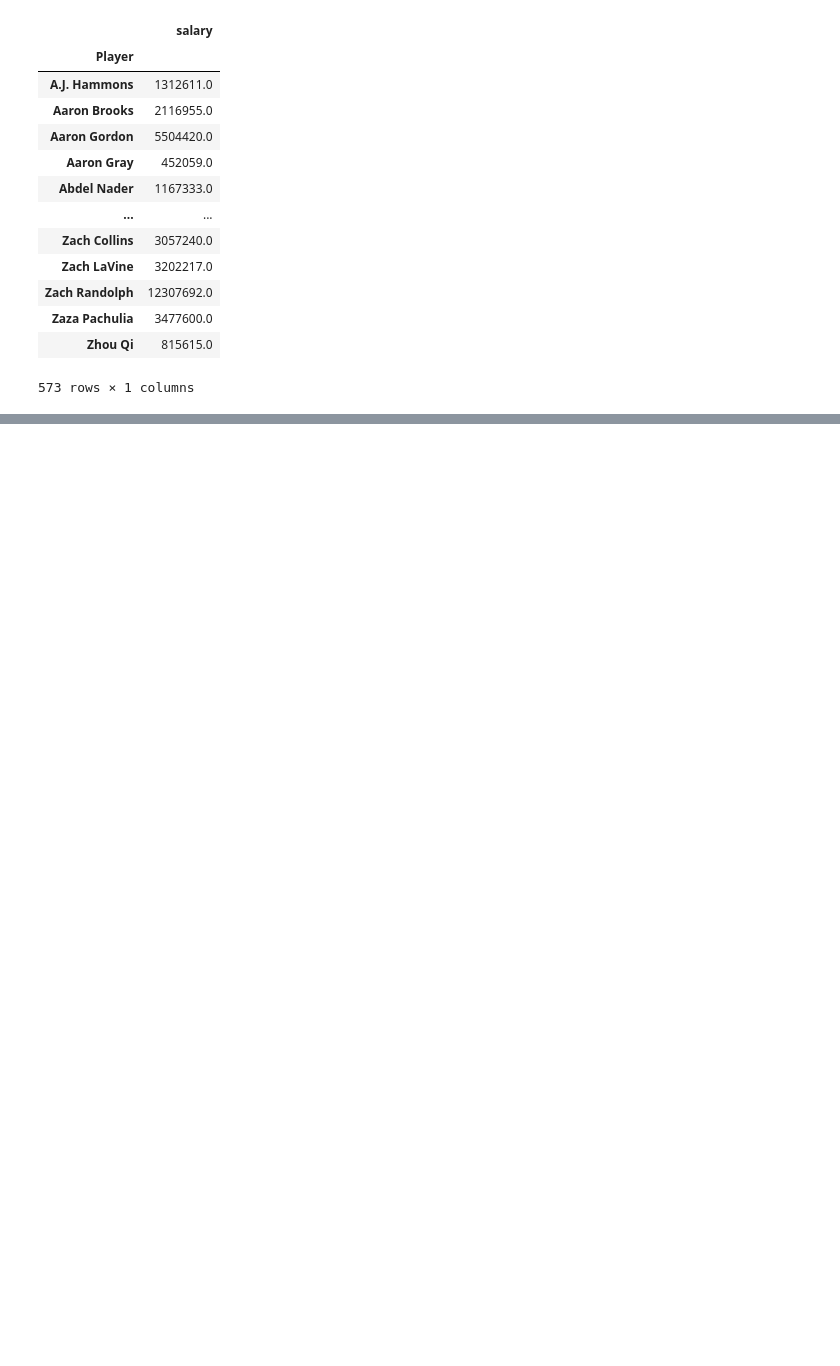
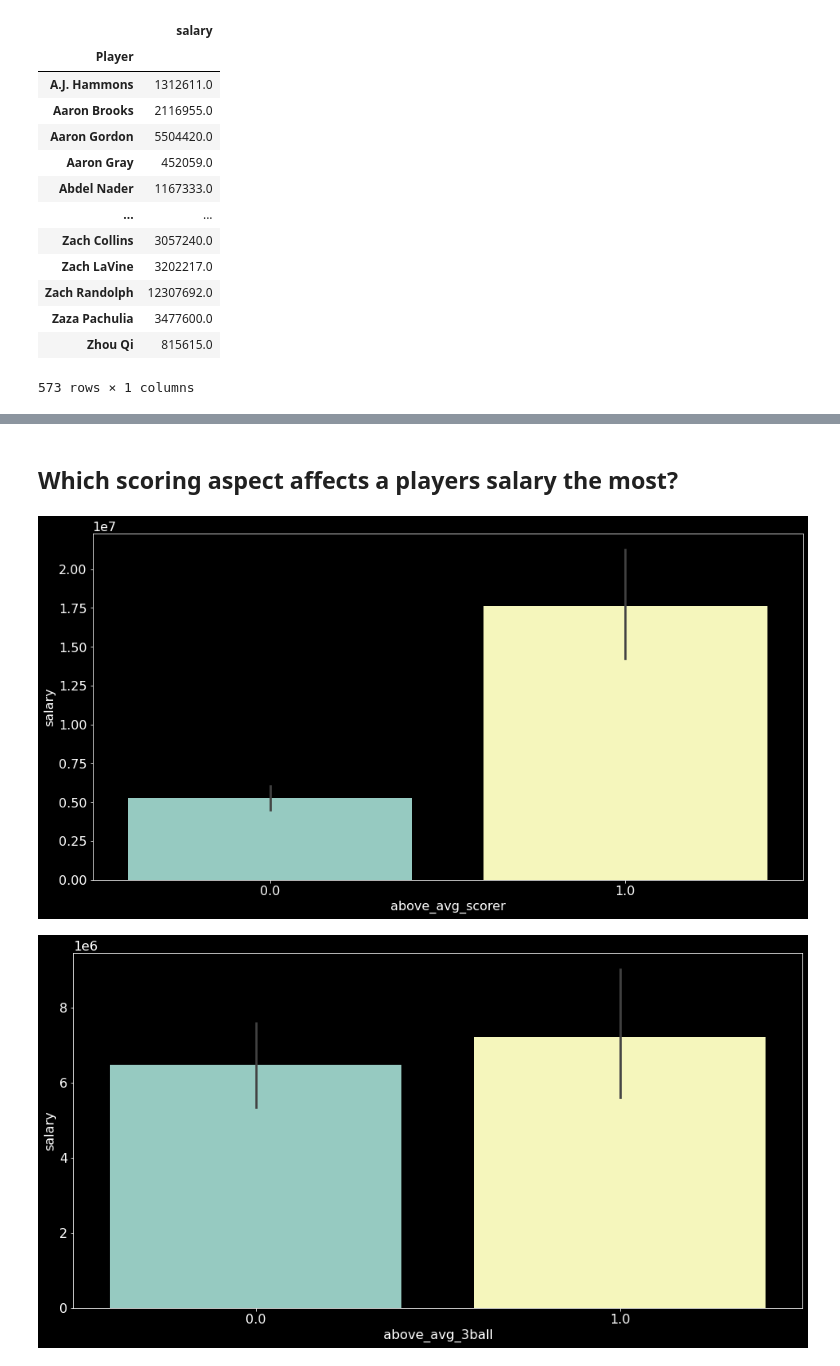
Before and after one commit to VincentBanuelos/nba_salary_predictor, a Jupyter notebook: allplayers.ipynb, the cells around one changed output, grey strips where cells are left out. Saved outputs shown, nothing was run; the diff lists cells and outputs as text; code cells hidden in the pictures; blank space fills up the shorter version.

Commit message:
added adv stats and intial EDA

```diff
--- a/allplayers.ipynb
+++ b/allplayers.ipynb
@@ -86,0 +119,11 @@ train.head()
+# %% [markdown]
+## Which scoring aspect affects a players salary the most?
+# %%
+shooting_stats = ['above_avg_scorer','above_avg_3ball','above_avg_ft','above_avg_ts']
+
+for i in shooting_stats:
+    sns.barplot(x=i, y='salary', data=train)
+    plt.show()
+# %% [output]
+[figure, added]
+[figure, added]
```
Also changed, not shown: parts of 19 cells of this notebook, 1 other file.
